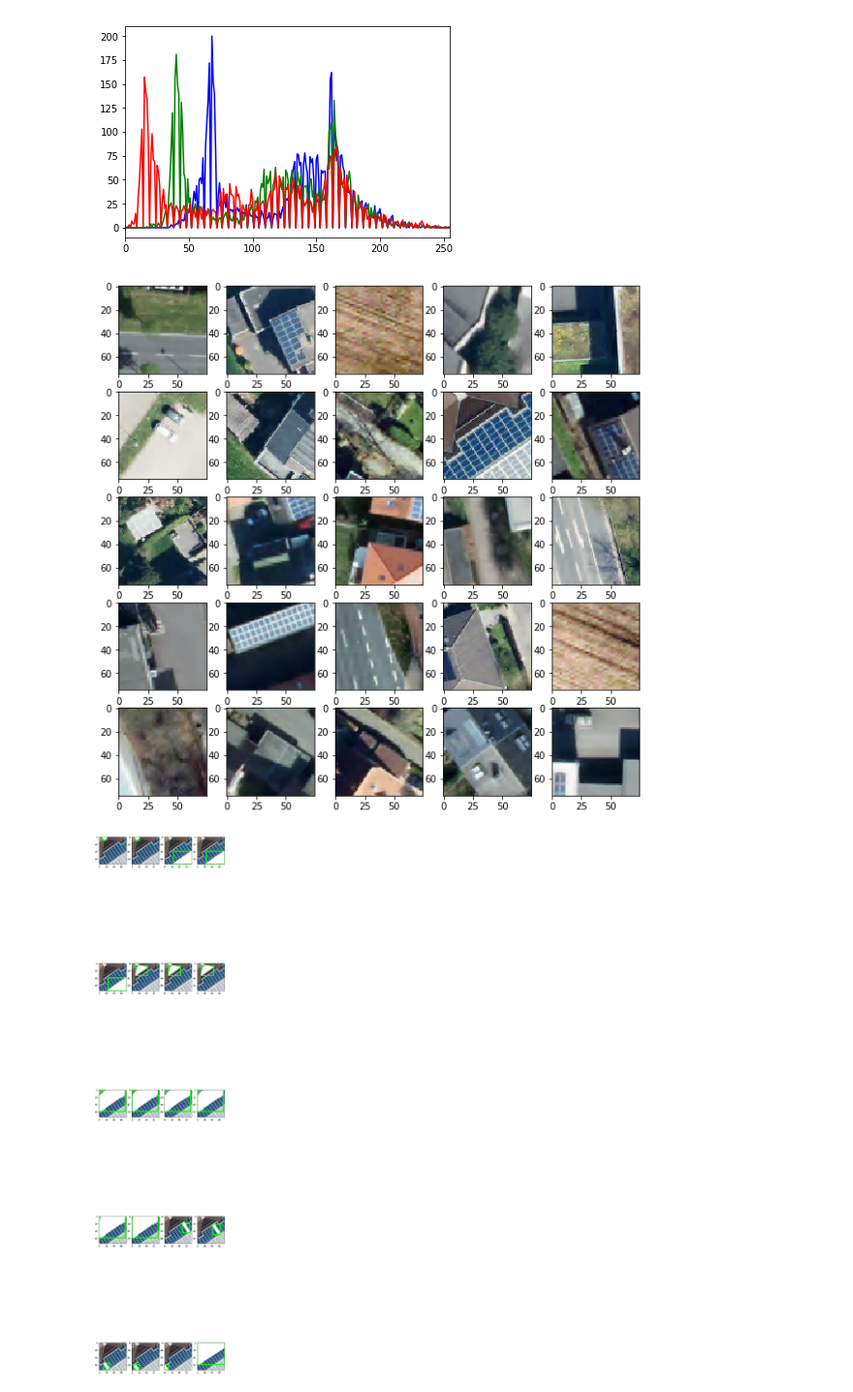
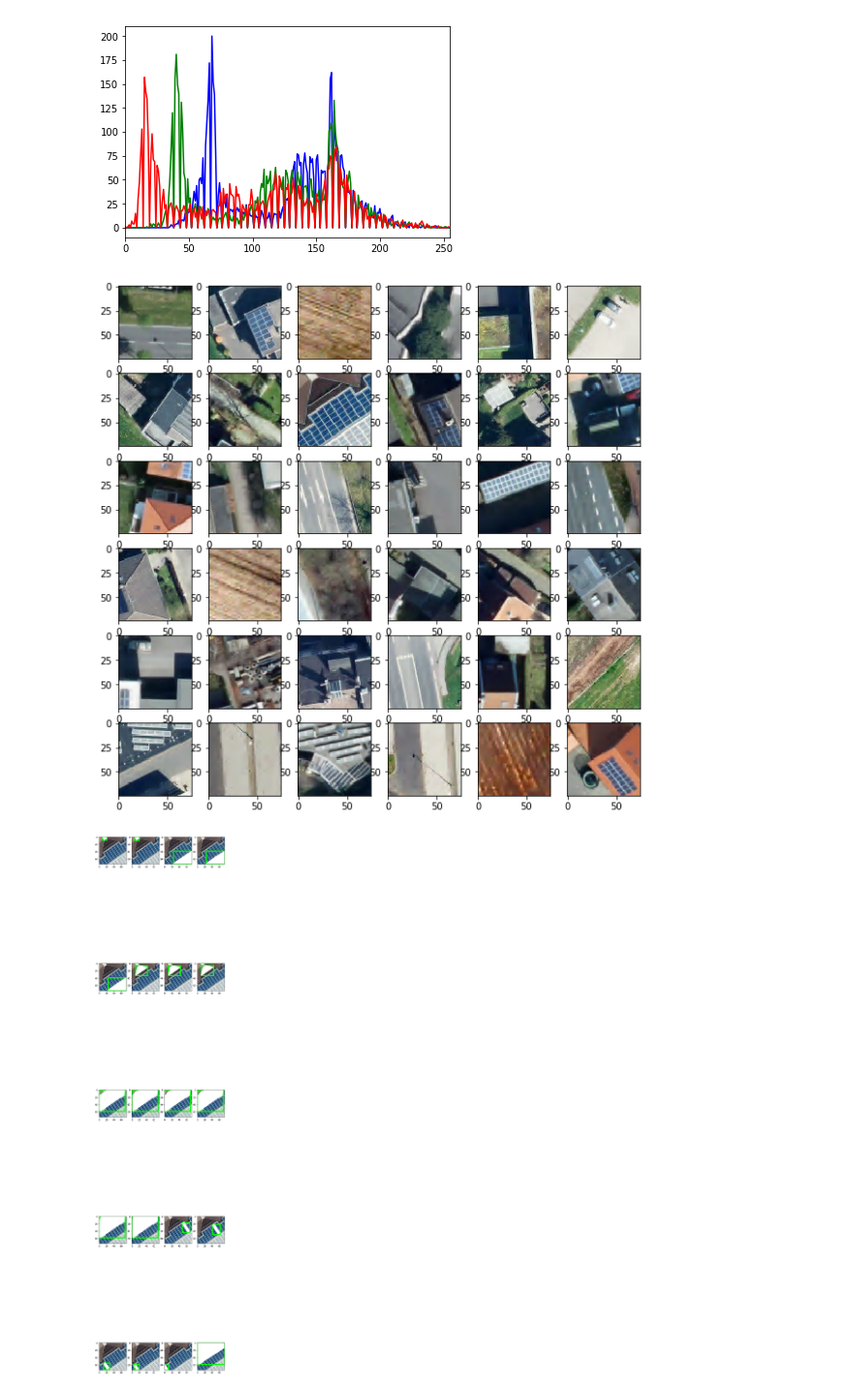
Before and after one commit to thinkpractice/DeepSolaris, a Jupyter notebook: MSER_features.ipynb, the cells around one changed output. Shown at 97% size. Saved outputs shown, nothing was run; the diff lists cells and outputs as text; code cells hidden in the pictures.

Commit message:
Added some more histograms

```diff
--- a/MSER_features.ipynb
+++ b/MSER_features.ipynb
@@ -243,9 +243,9 @@ def plot_grid(images, grid_size=(3,3), figsize=(10,10)):
             plot_image_ax(ax[r,c], images[i])
             i += 1
 # %%
-plot_grid(train, (5,5))
+plot_grid(train, (6,6))
 # %% [output]
-[figure, old version]
+[figure, new version]
 # %%
 def training_image(index):
     im = train[index]
```
Also changed, not shown: parts of 3 cells of this notebook.
